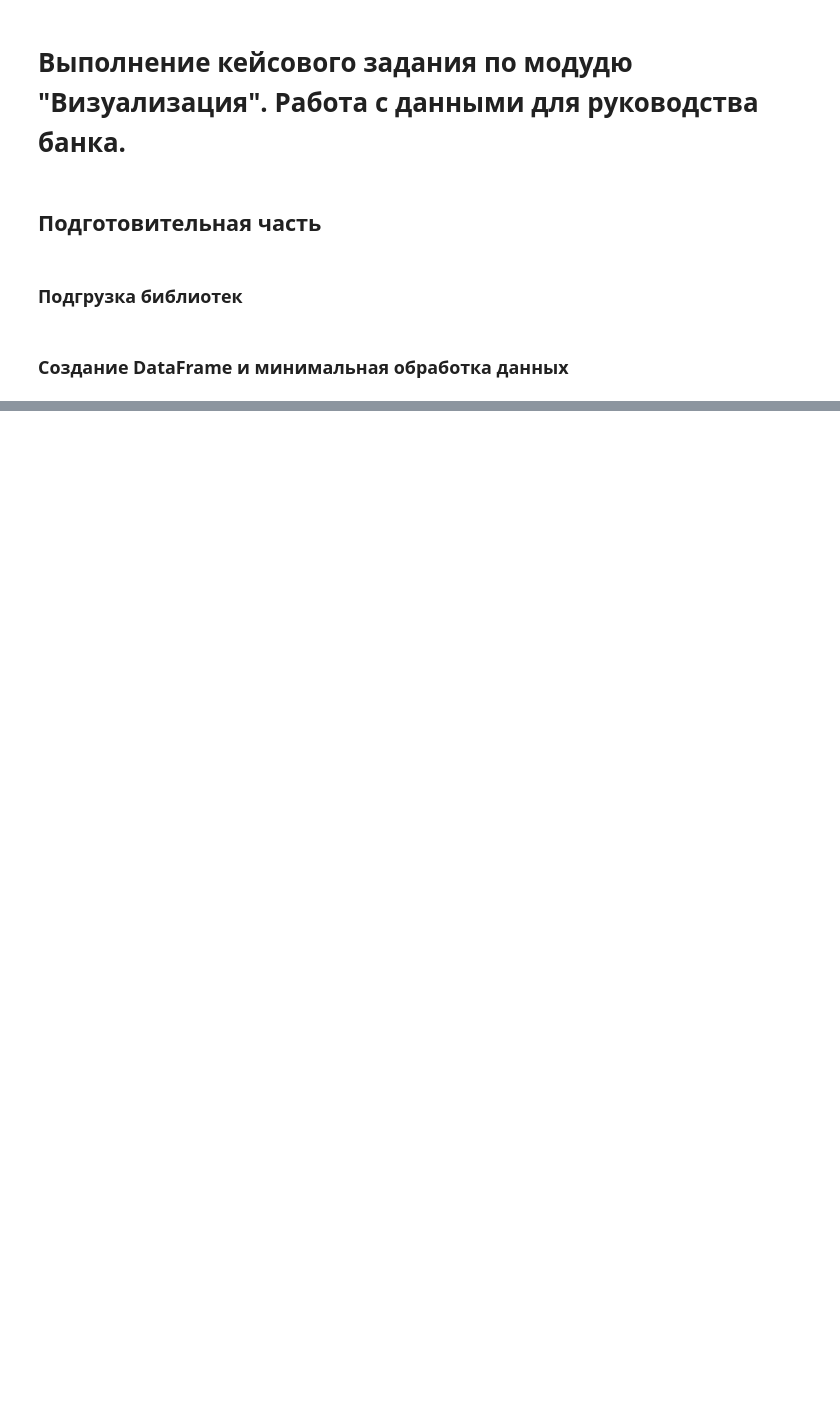
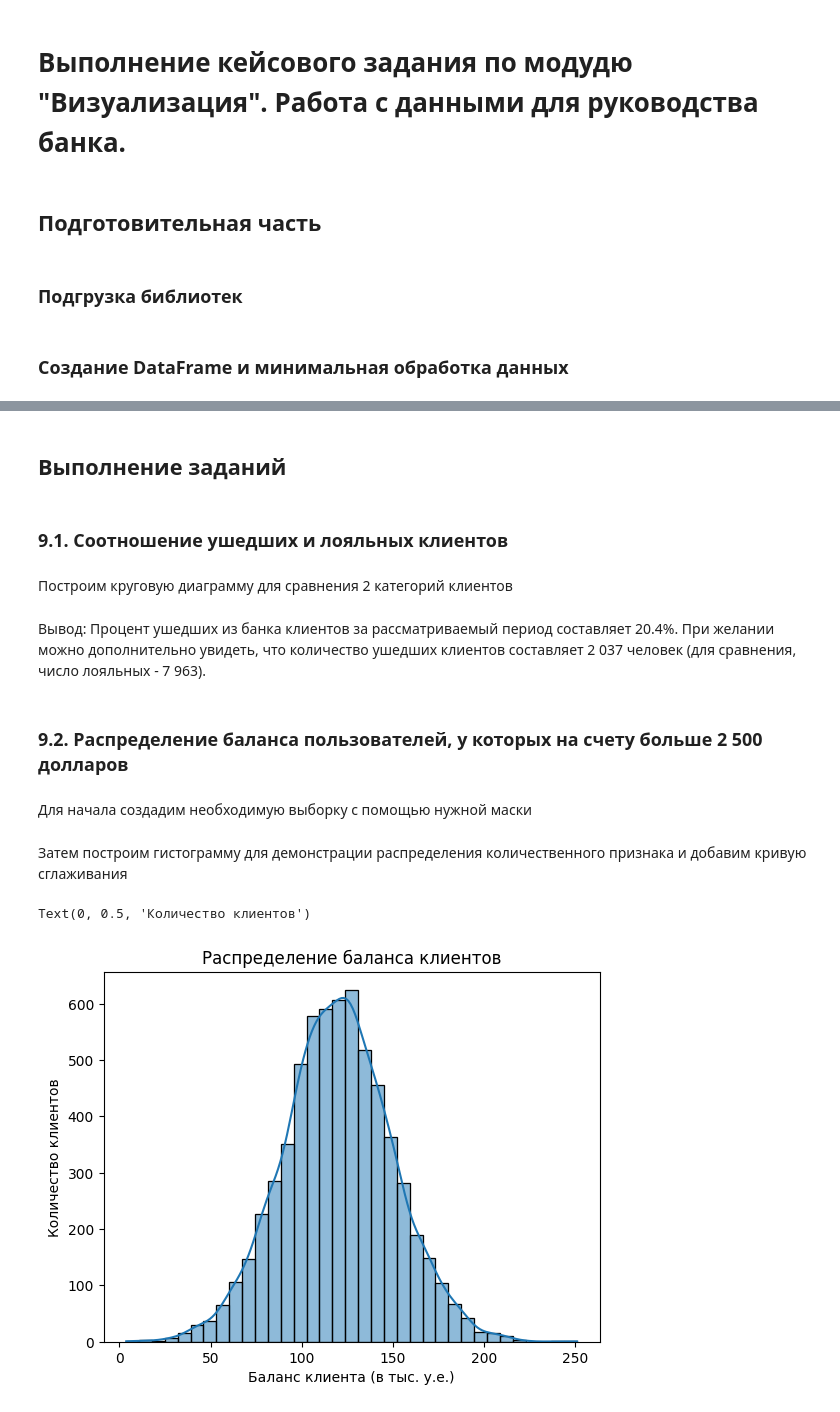
Before and after one commit to SudarickovIlya/DataCleaningProject, a Jupyter notebook: HW-2/HW-2.ipynb, the cells around one changed output, grey strips where cells are left out. Cells and saved outputs as stored; diff of their text form; code cells hidden in the pictures; blank space fills up the shorter version.

```diff
--- a/HW-2/HW-2.ipynb
+++ b/HW-2/HW-2.ipynb
@@ -25,3 +25,8 @@ churn_data = pd.read_csv('data/churn.csv', sep=',', decimal='.')
 
 # Проводим очистку от лишнего столбца,
 # добавляем столбец с единицами для удобства
+# (будем использовать его для подсчета количества человек)
+
+churn_data = churn_data.drop(labels='RowNumber', axis=1)
+churn_data['Clients'] = 1
+churn_data.head()
@@ -27,0 +40,6 @@ churn_data = pd.read_csv('data/churn.csv', sep=',', decimal='.')
+# %% [markdown]
+## Выполнение заданий
+# %% [markdown]
+### 9.1. Соотношение ушедших и лояльных клиентов
+# %% [markdown]
+Построим круговую диаграмму для сравнения 2 категорий клиентов
@@ -27,0 +60,26 @@ churn_data = pd.read_csv('data/churn.csv', sep=',', decimal='.')
+# %% [markdown]
+Вывод:
+Процент ушедших из банка клиентов за рассматриваемый период составляет 20.4%.
+При желании можно дополнительно увидеть, что количество ушедших клиентов составляет 2 037 человек (для сравнения, число лояльных - 7 963).
+# %% [markdown]
+### 9.2. Распределение баланса пользователей, у которых на счету больше 2 500 долларов
+# %% [markdown]
+Для начала создадим необходимую выборку с помощью нужной маски
+# %%
+limited_balance = churn_data[churn_data['Balance'] >= 2500]
+# %% [markdown]
+Затем построим гистограмму для демонстрации распределения количественного признака и добавим кривую сглаживания
+# %%
+histogr = sns.histplot(
+    limited_balance,
+    x=limited_balance['Balance'] / 1000,
+    bins=35,
+    kde=True,
+)
+
+histogr.set_title('Распределение баланса клиентов')
+histogr.set_xlabel('Баланс клиента (в тыс. у.е.)')
+histogr.set_ylabel('Количество клиентов')
+# %% [output]
+Text(0, 0.5, 'Количество клиентов')
+[figure, added]
```
Also changed, not shown: parts of 7 cells of this notebook, 2 other files.
